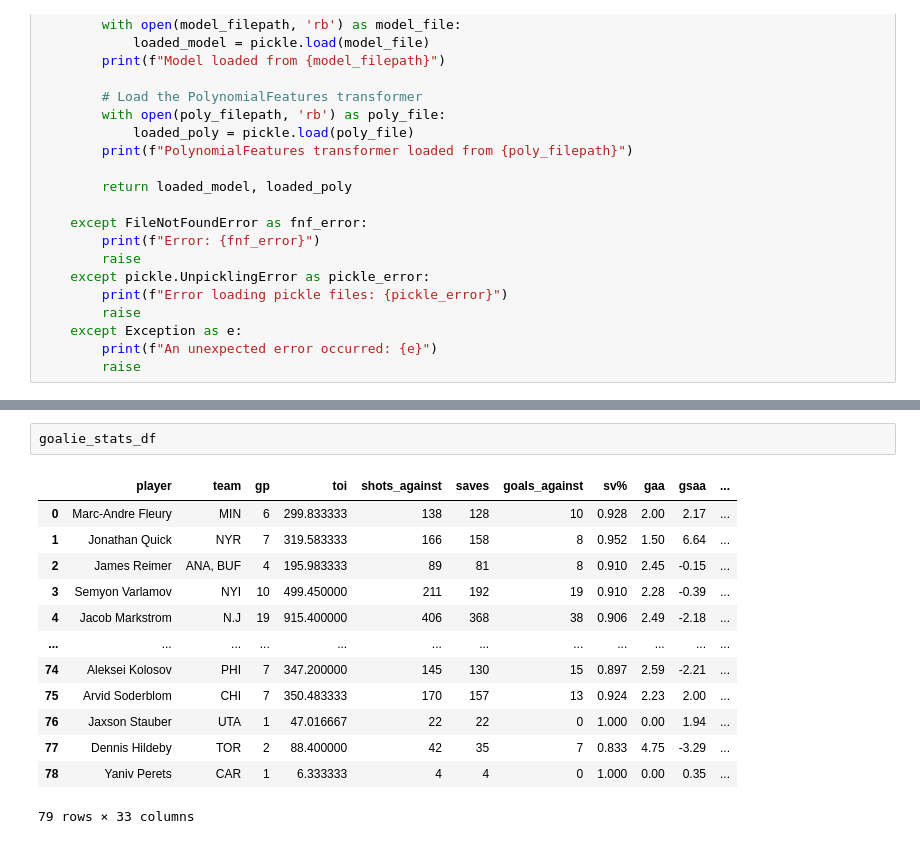
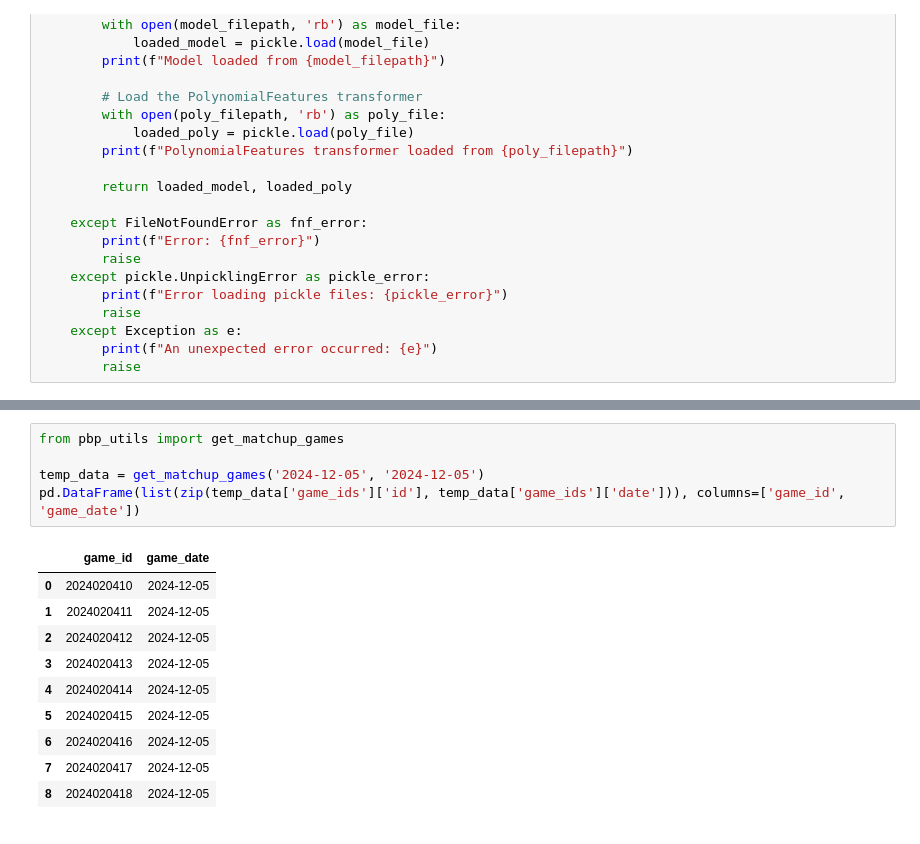
Before and after one commit to bwista/accurateshothelper, a Jupyter notebook: xgm_model_01.ipynb, the cells around one changed output, grey strips where cells are left out. Saved outputs shown, nothing was run; the diff lists cells and outputs as text.

```diff
--- a/xgm_model_01.ipynb
+++ b/xgm_model_01.ipynb
@@ -1531,16 +1489,16 @@ Total x_goals: 2.4442916883969903
-# %%
-goalie_stats_df
-# %% [output]
-|  | player | team | gp | toi | shots_against | saves | goals_against | sv% | gaa | gsaa | ... |
-| 0 | Marc-Andre Fleury | MIN | 6 | 299.833333 | 138 | 128 | 10 | 0.928 | 2.00 | 2.17 | ... |
-| 1 | Jonathan Quick | NYR | 7 | 319.583333 | 166 | 158 | 8 | 0.952 | 1.50 | 6.64 | ... |
-| 2 | James Reimer | ANA, BUF | 4 | 195.983333 | 89 | 81 | 8 | 0.910 | 2.45 | -0.15 | ... |
-| 3 | Semyon Varlamov | NYI | 10 | 499.450000 | 211 | 192 | 19 | 0.910 | 2.28 | -0.39 | ... |
-| 4 | Jacob Markstrom | N.J | 19 | 915.400000 | 406 | 368 | 38 | 0.906 | 2.49 | -2.18 | ... |
-| ... | ... | ... | ... | ... | ... | ... | ... | ... | ... | ... | ... |
-| 74 | Aleksei Kolosov | PHI | 7 | 347.200000 | 145 | 130 | 15 | 0.897 | 2.59 | -2.21 | ... |
-| 75 | Arvid Soderblom | CHI | 7 | 350.483333 | 170 | 157 | 13 | 0.924 | 2.23 | 2.00 | ... |
-| 76 | Jaxson Stauber | UTA | 1 | 47.016667 | 22 | 22 | 0 | 1.000 | 0.00 | 1.94 | ... |
-| 77 | Dennis Hildeby | TOR | 2 | 88.400000 | 42 | 35 | 7 | 0.833 | 4.75 | -3.29 | ... |
-| 78 | Yaniv Perets | CAR | 1 | 6.333333 | 4 | 4 | 0 | 1.000 | 0.00 | 0.35 | ... |
-79 rows × 33 columns
+# %%
+from pbp_utils import get_matchup_games
+
+temp_data = get_matchup_games('2024-12-05', '2024-12-05')
+pd.DataFrame(list(zip(temp_data['game_ids']['id'], temp_data['game_ids']['date'])), columns=['game_id', 'game_date'])
+# %% [output]
+|  | game_id | game_date |
+| 0 | 2024020410 | 2024-12-05 |
+| 1 | 2024020411 | 2024-12-05 |
+| 2 | 2024020412 | 2024-12-05 |
+| 3 | 2024020413 | 2024-12-05 |
+| 4 | 2024020414 | 2024-12-05 |
+| 5 | 2024020415 | 2024-12-05 |
+| 6 | 2024020416 | 2024-12-05 |
+| 7 | 2024020417 | 2024-12-05 |
+| 8 | 2024020418 | 2024-12-05 |
```
Also changed, not shown: parts of 18 cells of this notebook, 2 other files.
